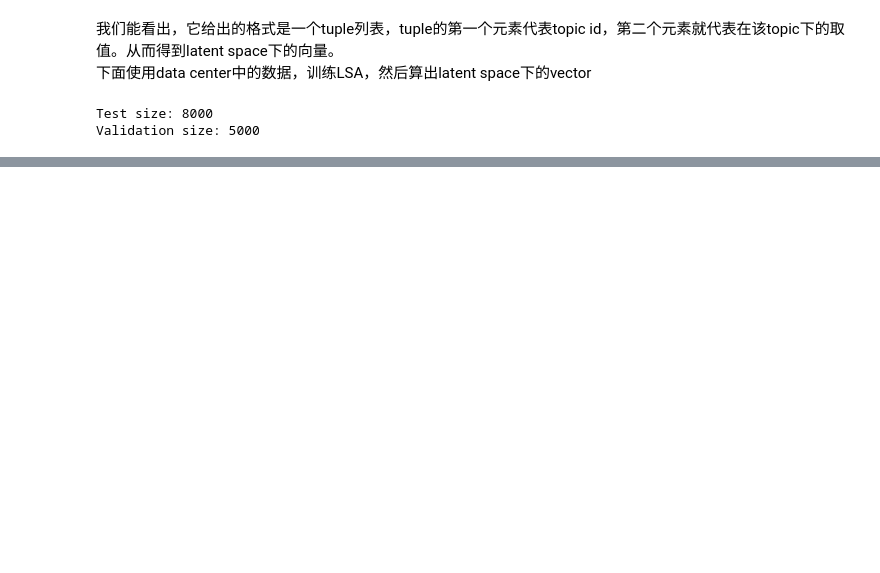
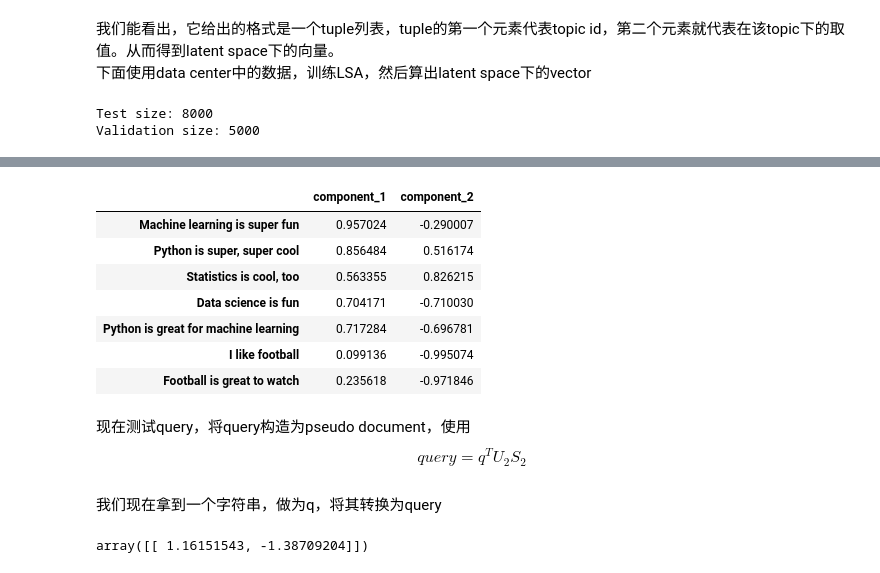
Before and after one commit to pnpdb/CS522-Project, a Jupyter notebook: LSI.ipynb, the cells around one changed output, grey strips where cells are left out. Saved outputs shown, nothing was run; the diff lists cells and outputs as text; code cells hidden in the pictures; blank space fills up the shorter version.

```diff
--- a/LSI.ipynb
+++ b/LSI.ipynb
@@ -127,0 +300,19 @@ Validation size: 5000
+# %%
+V = pd.DataFrame(dtm_lsa, index = example, columns = ["component_1","component_2"])
+V
+# %% [output]
+|  | component_1 | component_2 |
+| Machine learning is super fun | 0.957024 | -0.290007 |
+| Python is super, super cool | 0.856484 | 0.516174 |
+| Statistics is cool, too | 0.563355 | 0.826215 |
+| Data science is fun | 0.704171 | -0.710030 |
+| Python is great for machine learning | 0.717284 | -0.696781 |
+| I like football | 0.099136 | -0.995074 |
+| Football is great to watch | 0.235618 | -0.971846 |
+# %% [markdown]
+现在测试query，将query构造为pseudo document，使用
+$$
+query = q^T U_2 S_2
+$$
+# %% [markdown]
+我们现在拿到一个字符串，做为q，将其转换为query
@@ -127,0 +324,5 @@ Validation size: 5000
+# %%
+# 将doc转换到latent space
+q@U@S
+# %% [output]
+array([[ 1.16151543, -1.38709204]])
```
Also changed, not shown: parts of 25 cells of this notebook, 3 other files.
